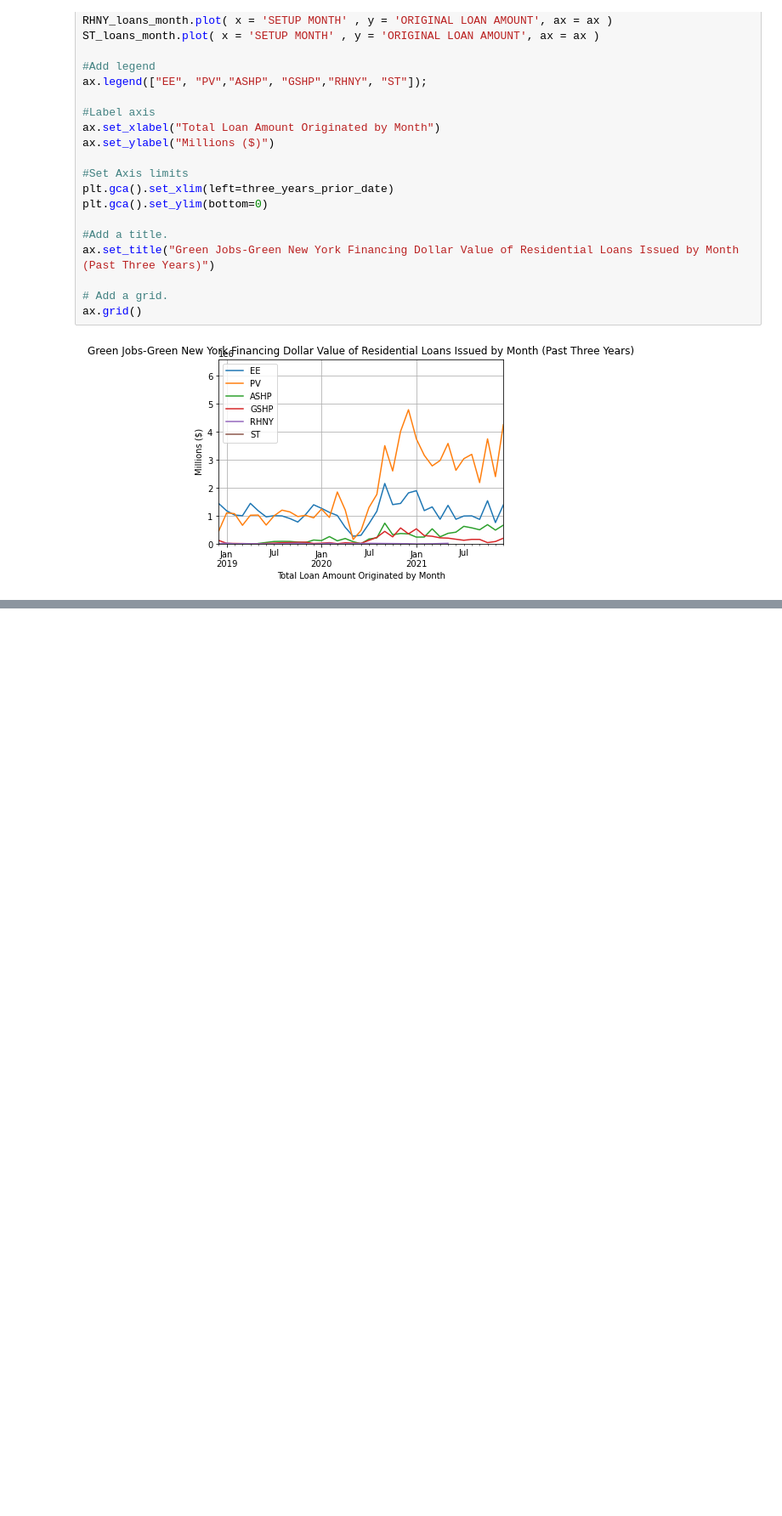
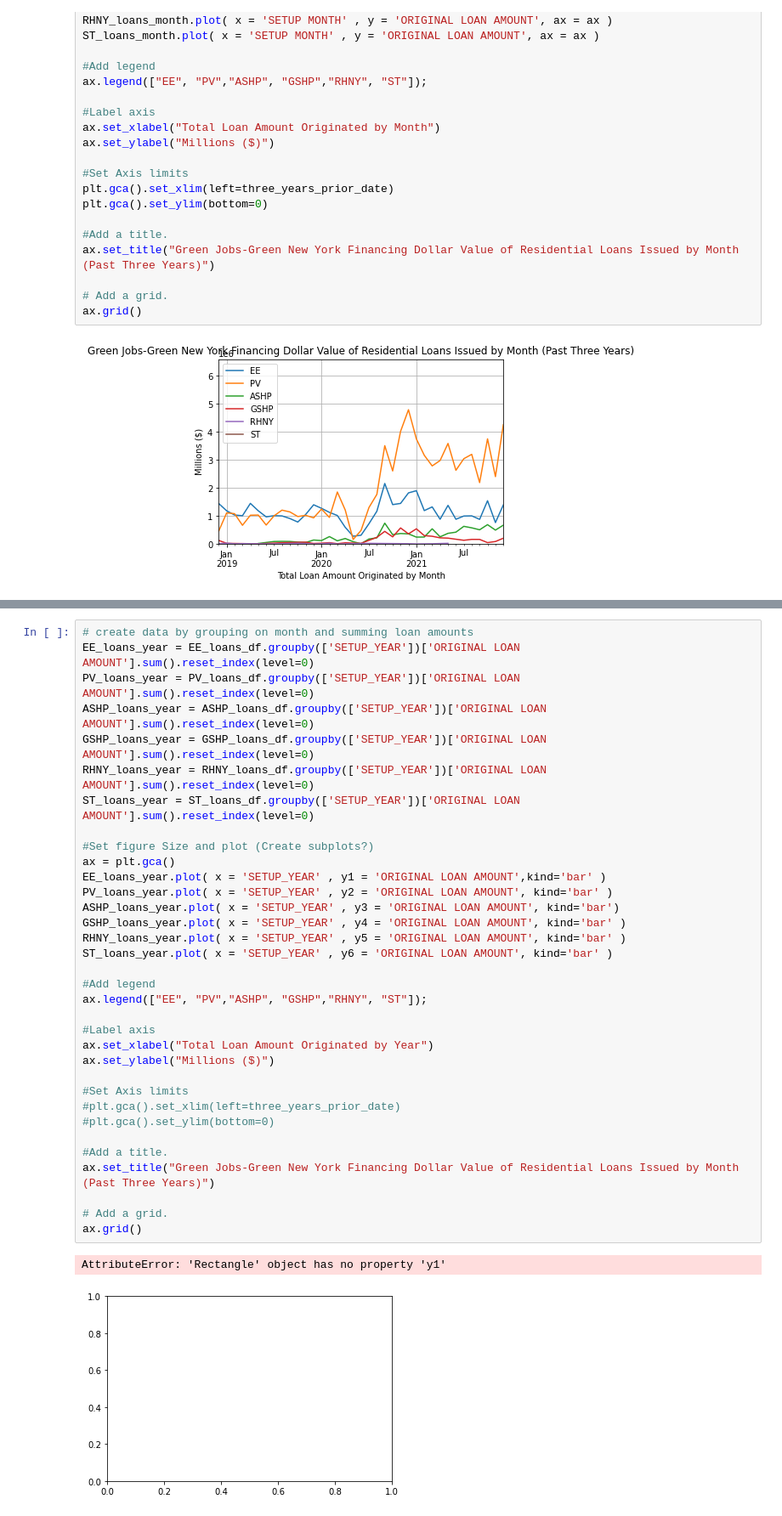
Before and after one commit to jlixander/GJGNY_Analysis, a Jupyter notebook: GJGNY_Analysis.ipynb, the cells around one changed output, grey strips where cells are left out. Shown at 85% size. Saved outputs shown, nothing was run; the diff lists cells and outputs as text; blank space fills up the shorter version.

```diff
--- a/GJGNY_Analysis.ipynb
+++ b/GJGNY_Analysis.ipynb
@@ -166,0 +176,37 @@ Text(0.5, 1.0, 'Green Jobs-Green New York Financing Dollar Value of Residential
+# %%
+# create data by grouping on month and summing loan amounts
+EE_loans_year = EE_loans_df.groupby(['SETUP_YEAR'])['ORIGINAL LOAN AMOUNT'].sum().reset_index(level=0)
+PV_loans_year = PV_loans_df.groupby(['SETUP_YEAR'])['ORIGINAL LOAN AMOUNT'].sum().reset_index(level=0)
+ASHP_loans_year = ASHP_loans_df.groupby(['SETUP_YEAR'])['ORIGINAL LOAN AMOUNT'].sum().reset_index(level=0)
+GSHP_loans_year = GSHP_loans_df.groupby(['SETUP_YEAR'])['ORIGINAL LOAN AMOUNT'].sum().reset_index(level=0)
+RHNY_loans_year = RHNY_loans_df.groupby(['SETUP_YEAR'])['ORIGINAL LOAN AMOUNT'].sum().reset_index(level=0)
+ST_loans_year = ST_loans_df.groupby(['SETUP_YEAR'])['ORIGINAL LOAN AMOUNT'].sum().reset_index(level=0)
+
+#Set figure Size and plot (Create subplots?)
+ax = plt.gca()
+EE_loans_year.plot( x = 'SETUP_YEAR' , y1 = 'ORIGINAL LOAN AMOUNT',kind='bar' )
+PV_loans_year.plot( x = 'SETUP_YEAR' , y2 = 'ORIGINAL LOAN AMOUNT', kind='bar' )
+ASHP_loans_year.plot( x = 'SETUP_YEAR' , y3 = 'ORIGINAL LOAN AMOUNT', kind='bar')
+GSHP_loans_year.plot( x = 'SETUP_YEAR' , y4 = 'ORIGINAL LOAN AMOUNT', kind='bar' )
+RHNY_loans_year.plot( x = 'SETUP_YEAR' , y5 = 'ORIGINAL LOAN AMOUNT', kind='bar' )
+ST_loans_year.plot( x = 'SETUP_YEAR' , y6 = 'ORIGINAL LOAN AMOUNT', kind='bar' )
+
+#Add legend
+ax.legend(["EE", "PV","ASHP", "GSHP","RHNY", "ST"]);
+
+#Label axis
+ax.set_xlabel("Total Loan Amount Originated by Year")
+ax.set_ylabel("Millions ($)")
+
+#Set Axis limits
+#plt.gca().set_xlim(left=three_years_prior_date)
+#plt.gca().set_ylim(bottom=0)
+
+#Add a title.
+ax.set_title("Green Jobs-Green New York Financing Dollar Value of Residential Loans Issued by Month (Past Three Years)")
+
+# Add a grid.
+ax.grid()
+# %% [output]
+AttributeError: 'Rectangle' object has no property 'y1'
+[figure, added]
```
Also changed, not shown: parts of 5 cells of this notebook.
